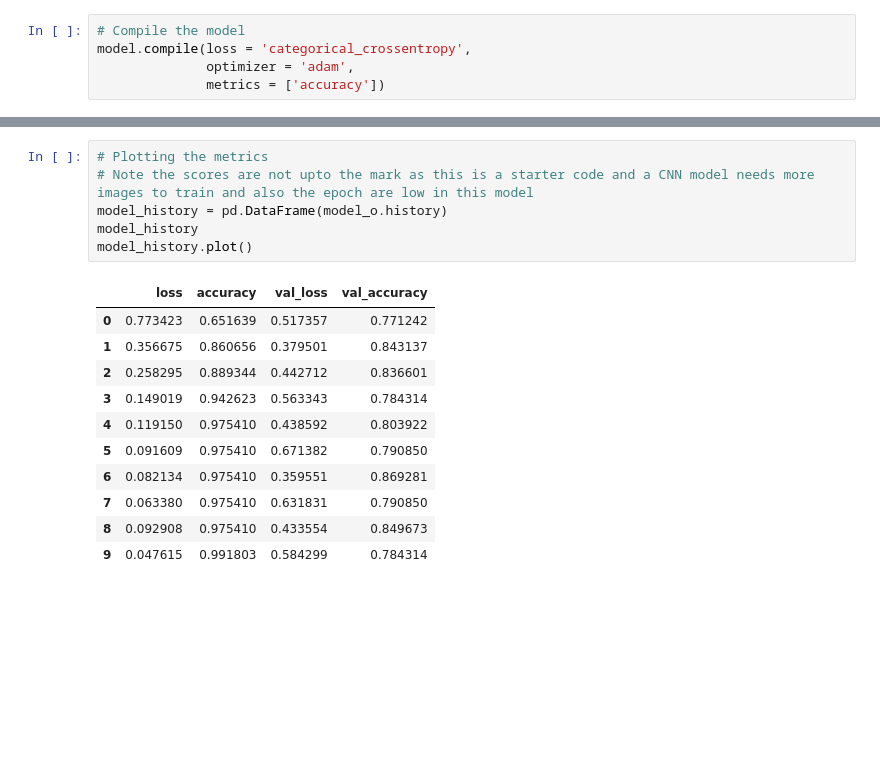
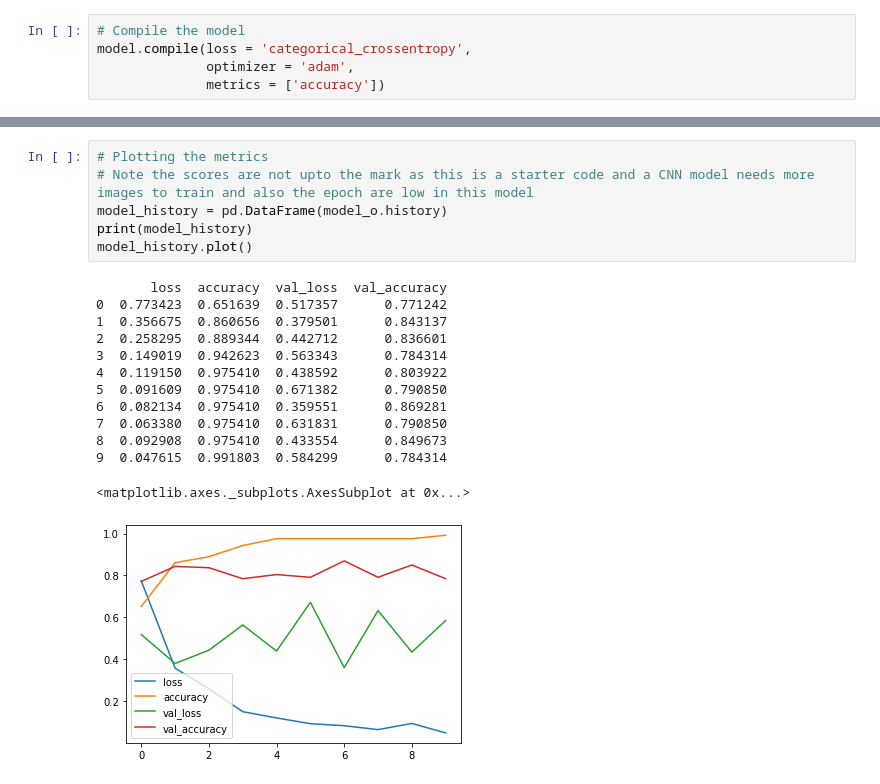
Before and after one commit to ssarkar445/Transfer-Learning-starter-code-with-VGG16, a Jupyter notebook: Transfer_Learning_VGG16.ipynb, the cells around one changed output, grey strips where cells are left out. Drawn from its saved outputs; the diff is of its cells as text; blank space fills up the shorter version.

```diff
--- a/Transfer_Learning_VGG16.ipynb
+++ b/Transfer_Learning_VGG16.ipynb
@@ -170,18 +170,20 @@ Epoch 10/10
 # %%
 # Plotting the metrics
 # Note the scores are not upto the mark as this is a starter code and a CNN model needs more images to train and also the epoch are low in this model
 model_history = pd.DataFrame(model_o.history)
-model_history
+print(model_history)
 model_history.plot()
 # %% [output]
-|  | loss | accuracy | val_loss | val_accuracy |
-| 0 | 0.773423 | 0.651639 | 0.517357 | 0.771242 |
-| 1 | 0.356675 | 0.860656 | 0.379501 | 0.843137 |
-| 2 | 0.258295 | 0.889344 | 0.442712 | 0.836601 |
-| 3 | 0.149019 | 0.942623 | 0.563343 | 0.784314 |
-| 4 | 0.119150 | 0.975410 | 0.438592 | 0.803922 |
-| 5 | 0.091609 | 0.975410 | 0.671382 | 0.790850 |
-| 6 | 0.082134 | 0.975410 | 0.359551 | 0.869281 |
-| 7 | 0.063380 | 0.975410 | 0.631831 | 0.790850 |
-| 8 | 0.092908 | 0.975410 | 0.433554 | 0.849673 |
-| 9 | 0.047615 | 0.991803 | 0.584299 | 0.784314 |
+       loss  accuracy  val_loss  val_accuracy
+0  0.773423  0.651639  0.517357      0.771242
+1  0.356675  0.860656  0.379501      0.843137
+2  0.258295  0.889344  0.442712      0.836601
+3  0.149019  0.942623  0.563343      0.784314
+4  0.119150  0.975410  0.438592      0.803922
+5  0.091609  0.975410  0.671382      0.790850
+6  0.082134  0.975410  0.359551      0.869281
+7  0.063380  0.975410  0.631831      0.790850
+8  0.092908  0.975410  0.433554      0.849673
+9  0.047615  0.991803  0.584299      0.784314
+<matplotlib.axes._subplots.AxesSubplot at 0x...>
+[figure, added]
```
